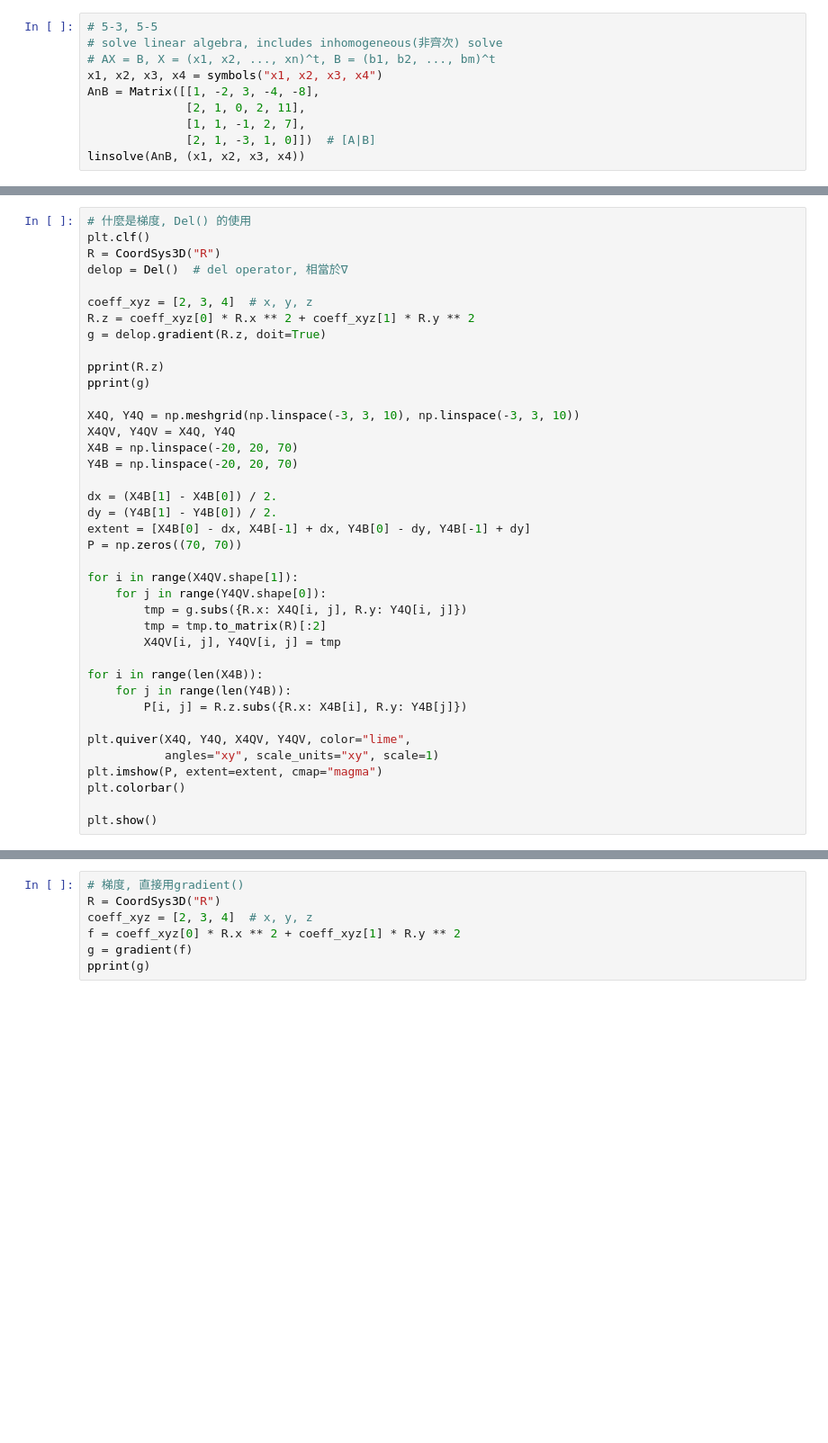
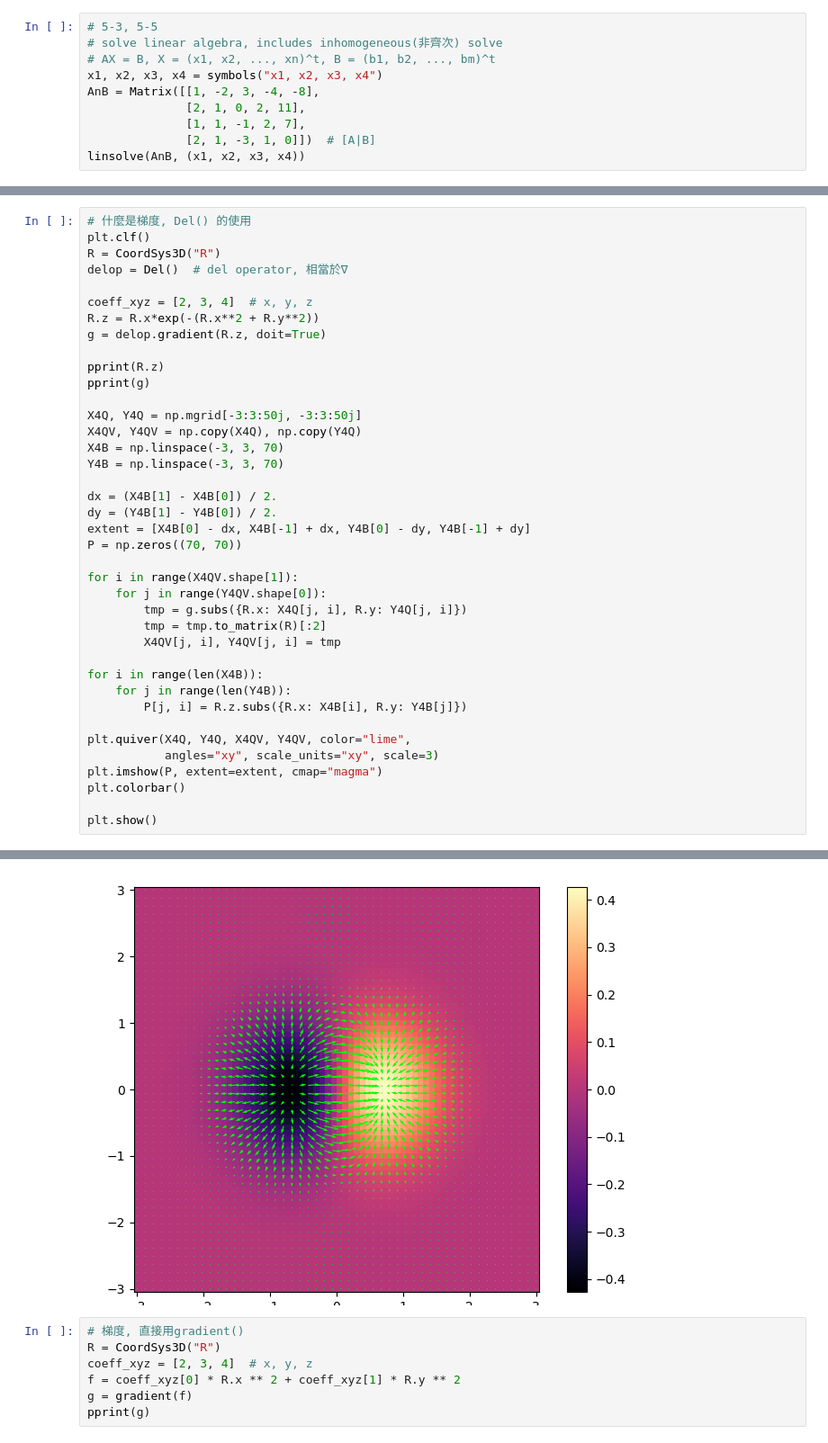
Before and after one commit to QuMCoding/QM-Book-Source, a Jupyter notebook: vector.ipynb, the cells around one changed output, grey strips where cells are left out. Shown at 90% size. Drawn from its saved outputs; the diff is of its cells as text; blank space fills up the shorter version.

```diff
--- a/vector.ipynb
+++ b/vector.ipynb
@@ -116,16 +120,16 @@ R = CoordSys3D("R")
 delop = Del()  # del operator, 相當於∇
 
 coeff_xyz = [2, 3, 4]  # x, y, z
-R.z = coeff_xyz[0] * R.x ** 2 + coeff_xyz[1] * R.y ** 2
+R.z = R.x*exp(-(R.x**2 + R.y**2))
 g = delop.gradient(R.z, doit=True)
 
 pprint(R.z)
 pprint(g)
 
-X4Q, Y4Q = np.meshgrid(np.linspace(-3, 3, 10), np.linspace(-3, 3, 10))
-X4QV, Y4QV = X4Q, Y4Q
-X4B = np.linspace(-20, 20, 70)
-Y4B = np.linspace(-20, 20, 70)
+X4Q, Y4Q = np.mgrid[-3:3:50j, -3:3:50j]
+X4QV, Y4QV = np.copy(X4Q), np.copy(Y4Q)
+X4B = np.linspace(-3, 3, 70)
+Y4B = np.linspace(-3, 3, 70)
 
 dx = (X4B[1] - X4B[0]) / 2.
 dy = (Y4B[1] - Y4B[0]) / 2.
@@ -134,17 +138,18 @@ P = np.zeros((70, 70))
 
 for i in range(X4QV.shape[1]):
     for j in range(Y4QV.shape[0]):
-        tmp = g.subs({R.x: X4Q[i, j], R.y: Y4Q[i, j]})
+        tmp = g.subs({R.x: X4Q[j, i], R.y: Y4Q[j, i]})
         tmp = tmp.to_matrix(R)[:2]
-        X4QV[i, j], Y4QV[i, j] = tmp
+        X4QV[j, i], Y4QV[j, i] = tmp
 
 for i in range(len(X4B)):
     for j in range(len(Y4B)):
-        P[i, j] = R.z.subs({R.x: X4B[i], R.y: Y4B[j]})
+        P[j, i] = R.z.subs({R.x: X4B[i], R.y: Y4B[j]})
 
 plt.quiver(X4Q, Y4Q, X4QV, Y4QV, color="lime",
-           angles="xy", scale_units="xy", scale=1)
+           angles="xy", scale_units="xy", scale=3)
 plt.imshow(P, extent=extent, cmap="magma")
 plt.colorbar()
 
 plt.show()
+# %% [output]
@@ -151,3 +165,4 @@ plt.show()
+[figure, added]
 # %%
 # 梯度, 直接用gradient()
 R = CoordSys3D("R")
```
Also changed, not shown: parts of 5 cells of this notebook.
